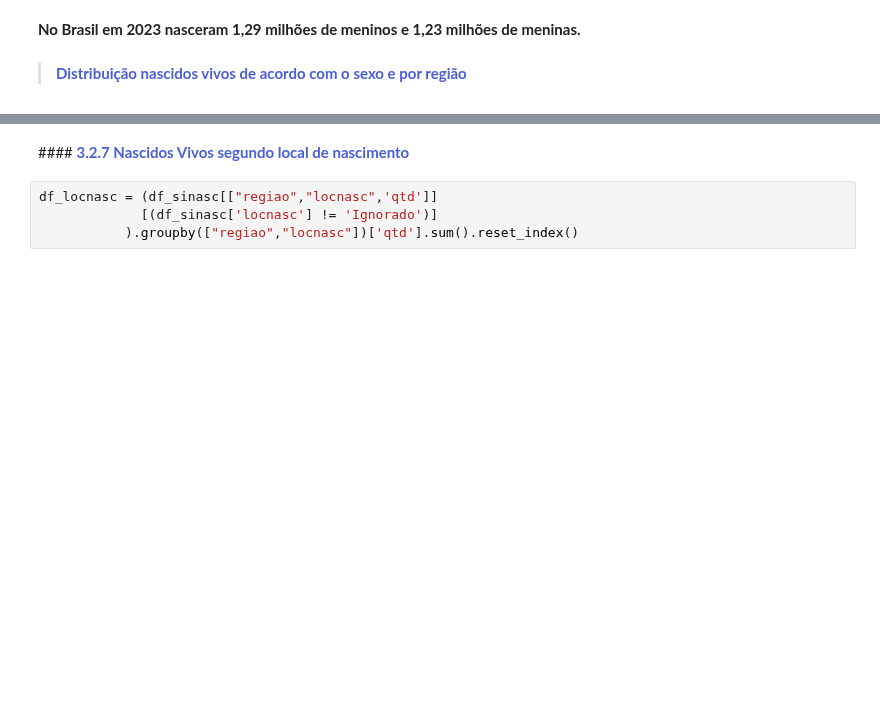
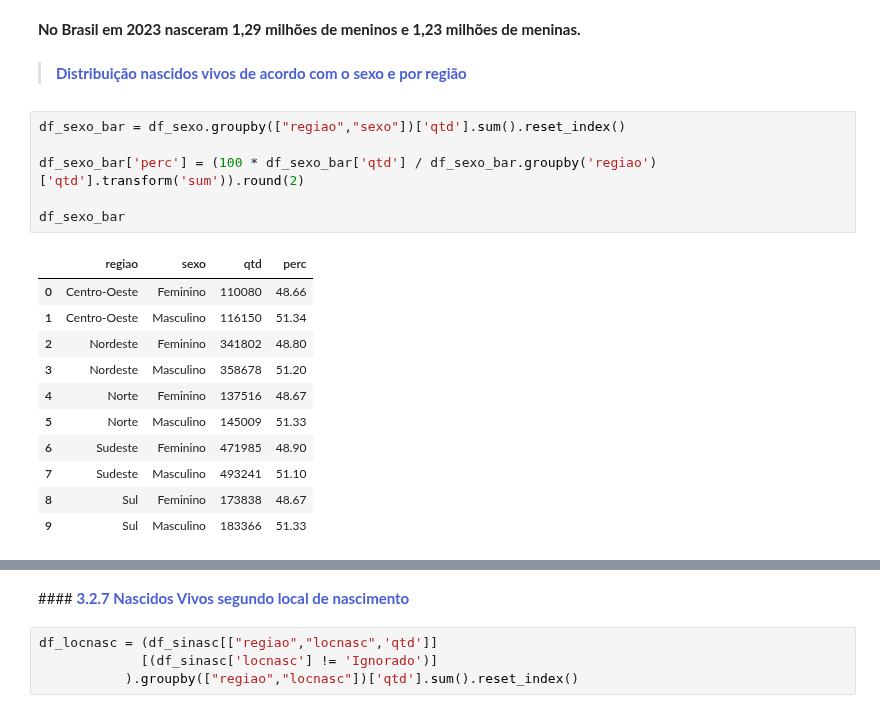
Before and after one commit to gabrielmprata/nascidos_vivos, a Jupyter notebook: Sinasc_Analises_e_Graficos.ipynb, the cells around one changed output, grey strips where cells are left out. Drawn from its saved outputs; the diff is of its cells as text; blank space fills up the shorter version.

```diff
--- a/Sinasc_Analises_e_Graficos.ipynb
+++ b/Sinasc_Analises_e_Graficos.ipynb
@@ -540,5 +544,23 @@ fig.show()
 **No Brasil em 2023 nasceram 1,29 milhões de meninos e 1,23 milhões de meninas.**
 # %% [markdown]
 >**<font color=#4c60d6> Distribuição nascidos vivos de acordo com o sexo e por região**
+# %%
+df_sexo_bar = df_sexo.groupby(["regiao","sexo"])['qtd'].sum().reset_index()
+
+df_sexo_bar['perc'] = (100 * df_sexo_bar['qtd'] / df_sexo_bar.groupby('regiao')['qtd'].transform('sum')).round(2)
+
+df_sexo_bar
+# %% [output]
+|  | regiao | sexo | qtd | perc |
+| 0 | Centro-Oeste | Feminino | 110080 | 48.66 |
+| 1 | Centro-Oeste | Masculino | 116150 | 51.34 |
+| 2 | Nordeste | Feminino | 341802 | 48.80 |
+| 3 | Nordeste | Masculino | 358678 | 51.20 |
+| 4 | Norte | Feminino | 137516 | 48.67 |
+| 5 | Norte | Masculino | 145009 | 51.33 |
+| 6 | Sudeste | Feminino | 471985 | 48.90 |
+| 7 | Sudeste | Masculino | 493241 | 51.10 |
+| 8 | Sul | Feminino | 173838 | 48.67 |
+| 9 | Sul | Masculino | 183366 | 51.33 |
 # %%
 # Agrupando
```
Also changed, not shown: parts of 15 cells of this notebook.
